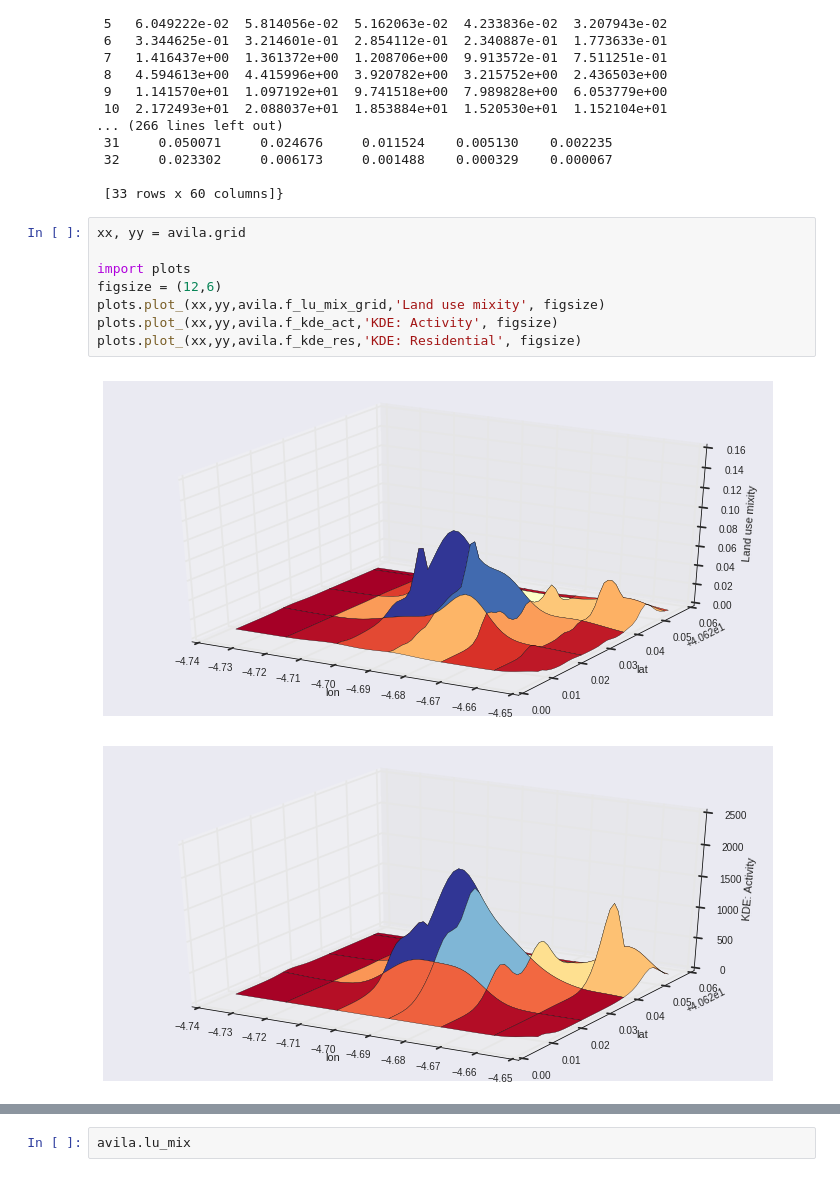
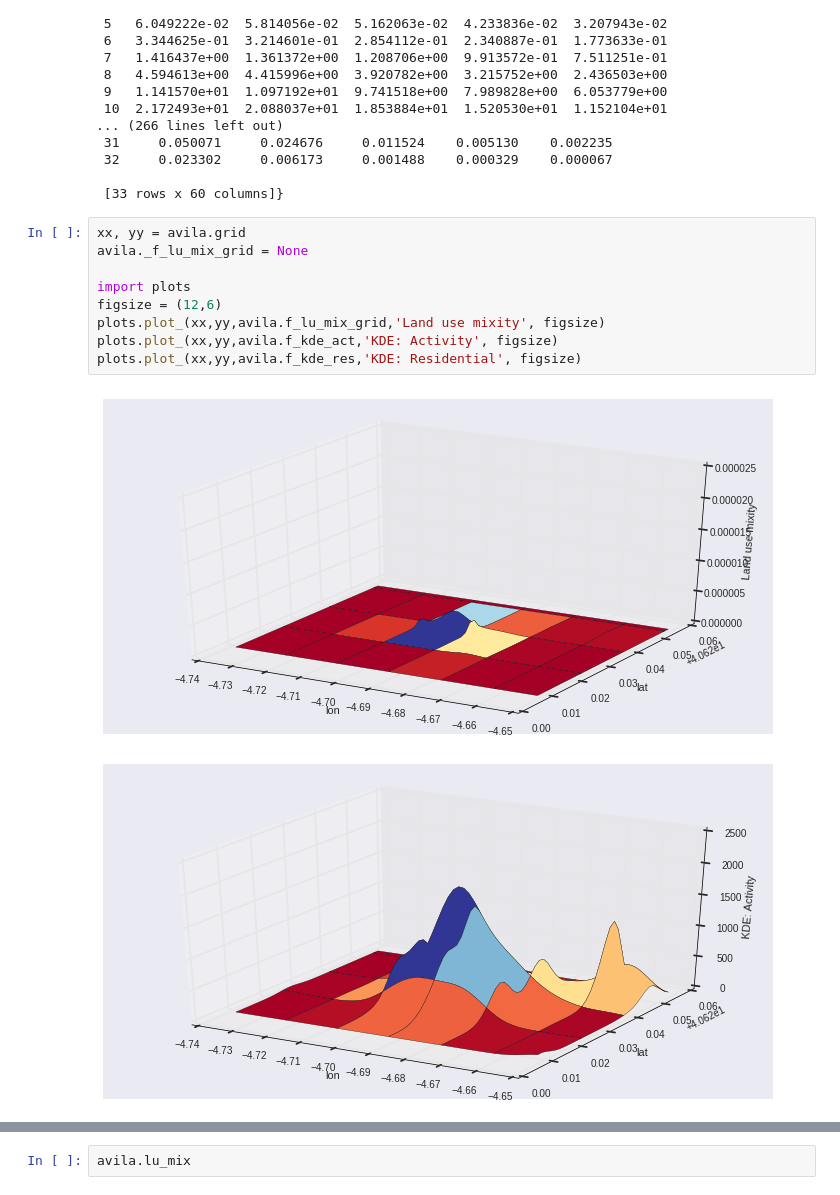
Before and after one commit to martibosch/landusemix, a Jupyter notebook: urban_analysis/notebooks/analysis_example.ipynb, the cells around one changed output, grey strips where cells are left out. Saved outputs shown, nothing was run; the diff lists cells and outputs as text.

```diff
--- a/urban_analysis/notebooks/analysis_example.ipynb
+++ b/urban_analysis/notebooks/analysis_example.ipynb
@@ -56,14 +59,15 @@ The data has been stored locally with success
  [33 rows x 60 columns]}
 # %%
 xx, yy = avila.grid
+avila._f_lu_mix_grid = None
 
 import plots
 figsize = (12,6)
 plots.plot_(xx,yy,avila.f_lu_mix_grid,'Land use mixity', figsize)
 plots.plot_(xx,yy,avila.f_kde_act,'KDE: Activity', figsize)
 plots.plot_(xx,yy,avila.f_kde_res,'KDE: Residential', figsize)
 # %% [output]
-[figure, old version]
+[figure, new version]
 [figure]
 [figure]
 # %%
```
Also changed, not shown: parts of 1 cell of this notebook, 1 other file.
